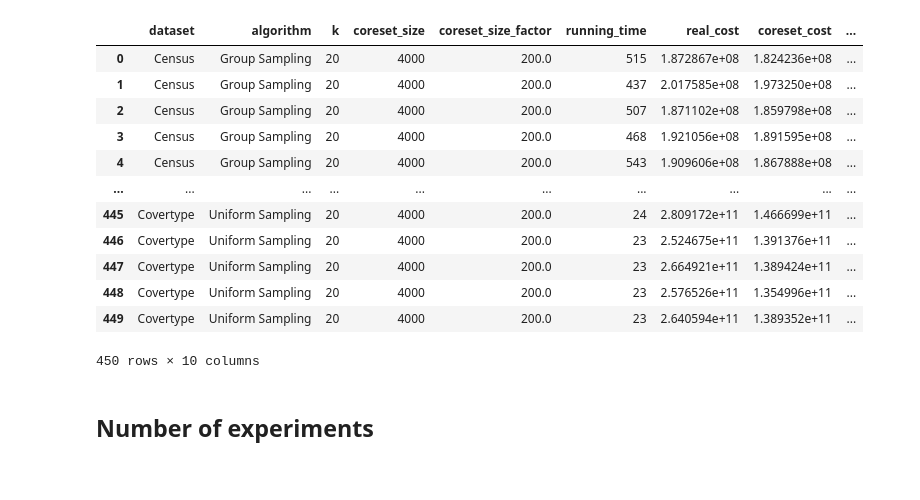
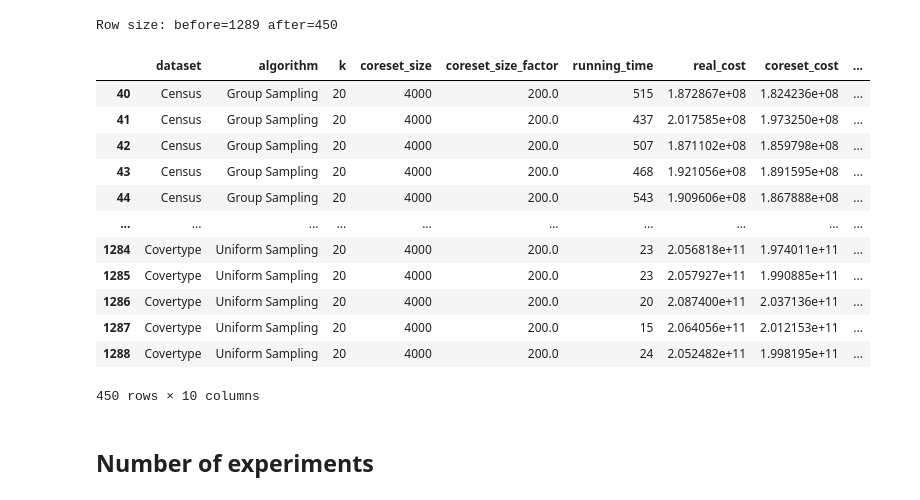
Before and after one commit to sheikhomar/yace-rw, a Jupyter notebook: notebooks/01-results.ipynb, the cells around one changed output. Cells and saved outputs as stored; diff of their text form; code cells hidden in the pictures.

```diff
--- a/notebooks/01-results.ipynb
+++ b/notebooks/01-results.ipynb
@@ -107,21 +107,27 @@ Number of jobs: 450
 # %%
 df_cost_data = get_costs(run_files)
+n_before_filtering = df_cost_data.shape[0]
 df_cost_data = df_cost_data.dropna()
+df_cost_data = df_cost_data[df_cost_data["coreset_size_factor"] == 200]
+n_after_filtering = df_cost_data.shape[0]
+
+print(f"Row size: before={n_before_filtering} after={n_after_filtering}")
 df_cost_data
 # %% [output]
+Row size: before=1289 after=450
 |  | dataset | algorithm | k | coreset_size | coreset_size_factor | running_time | real_cost | coreset_cost | ... |
-| 0 | Census | Group Sampling | 20 | 4000 | 200.0 | 515 | 1.872867e+08 | 1.824236e+08 | ... |
-| 1 | Census | Group Sampling | 20 | 4000 | 200.0 | 437 | 2.017585e+08 | 1.973250e+08 | ... |
-| 2 | Census | Group Sampling | 20 | 4000 | 200.0 | 507 | 1.871102e+08 | 1.859798e+08 | ... |
-| 3 | Census | Group Sampling | 20 | 4000 | 200.0 | 468 | 1.921056e+08 | 1.891595e+08 | ... |
-| 4 | Census | Group Sampling | 20 | 4000 | 200.0 | 543 | 1.909606e+08 | 1.867888e+08 | ... |
+| 40 | Census | Group Sampling | 20 | 4000 | 200.0 | 515 | 1.872867e+08 | 1.824236e+08 | ... |
+| 41 | Census | Group Sampling | 20 | 4000 | 200.0 | 437 | 2.017585e+08 | 1.973250e+08 | ... |
+| 42 | Census | Group Sampling | 20 | 4000 | 200.0 | 507 | 1.871102e+08 | 1.859798e+08 | ... |
+| 43 | Census | Group Sampling | 20 | 4000 | 200.0 | 468 | 1.921056e+08 | 1.891595e+08 | ... |
+| 44 | Census | Group Sampling | 20 | 4000 | 200.0 | 543 | 1.909606e+08 | 1.867888e+08 | ... |
 | ... | ... | ... | ... | ... | ... | ... | ... | ... | ... |
-| 445 | Covertype | Uniform Sampling | 20 | 4000 | 200.0 | 24 | 2.809172e+11 | 1.466699e+11 | ... |
-| 446 | Covertype | Uniform Sampling | 20 | 4000 | 200.0 | 23 | 2.524675e+11 | 1.391376e+11 | ... |
-| 447 | Covertype | Uniform Sampling | 20 | 4000 | 200.0 | 23 | 2.664921e+11 | 1.389424e+11 | ... |
-| 448 | Covertype | Uniform Sampling | 20 | 4000 | 200.0 | 23 | 2.576526e+11 | 1.354996e+11 | ... |
-| 449 | Covertype | Uniform Sampling | 20 | 4000 | 200.0 | 23 | 2.640594e+11 | 1.389352e+11 | ... |
+| 1284 | Covertype | Uniform Sampling | 20 | 4000 | 200.0 | 23 | 2.056818e+11 | 1.974011e+11 | ... |
+| 1285 | Covertype | Uniform Sampling | 20 | 4000 | 200.0 | 23 | 2.057927e+11 | 1.990885e+11 | ... |
+| 1286 | Covertype | Uniform Sampling | 20 | 4000 | 200.0 | 20 | 2.087400e+11 | 2.037136e+11 | ... |
+| 1287 | Covertype | Uniform Sampling | 20 | 4000 | 200.0 | 15 | 2.064056e+11 | 2.012153e+11 | ... |
+| 1288 | Covertype | Uniform Sampling | 20 | 4000 | 200.0 | 24 | 2.052482e+11 | 1.998195e+11 | ... |
-450 rows × 10 columns
+450 rows × 10 columns
 # %%
 df_aggr_costs = aggregate_costs(df_cost_data)
 # %% [markdown]
```
Also changed, not shown: parts of 8 cells of this notebook.
